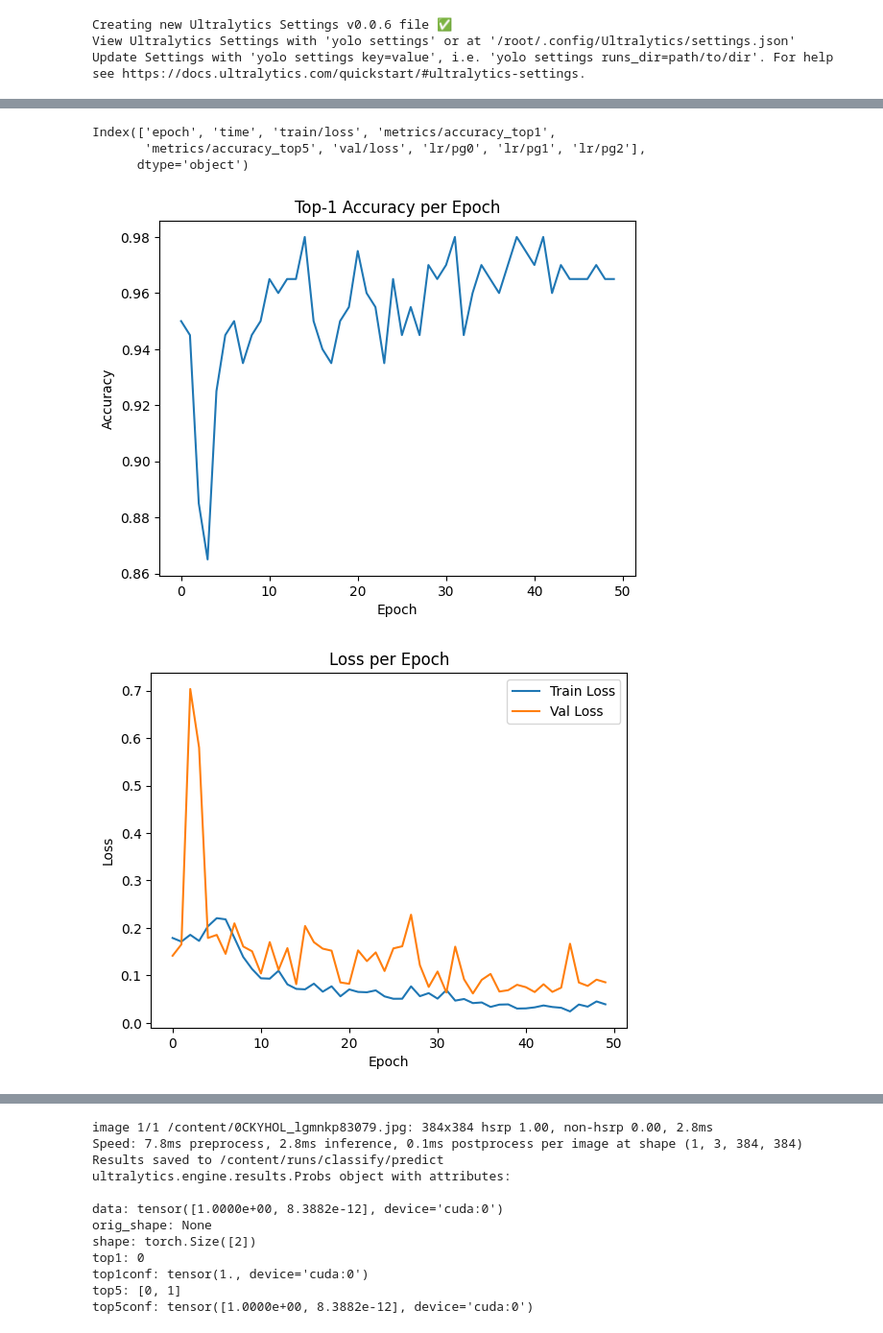
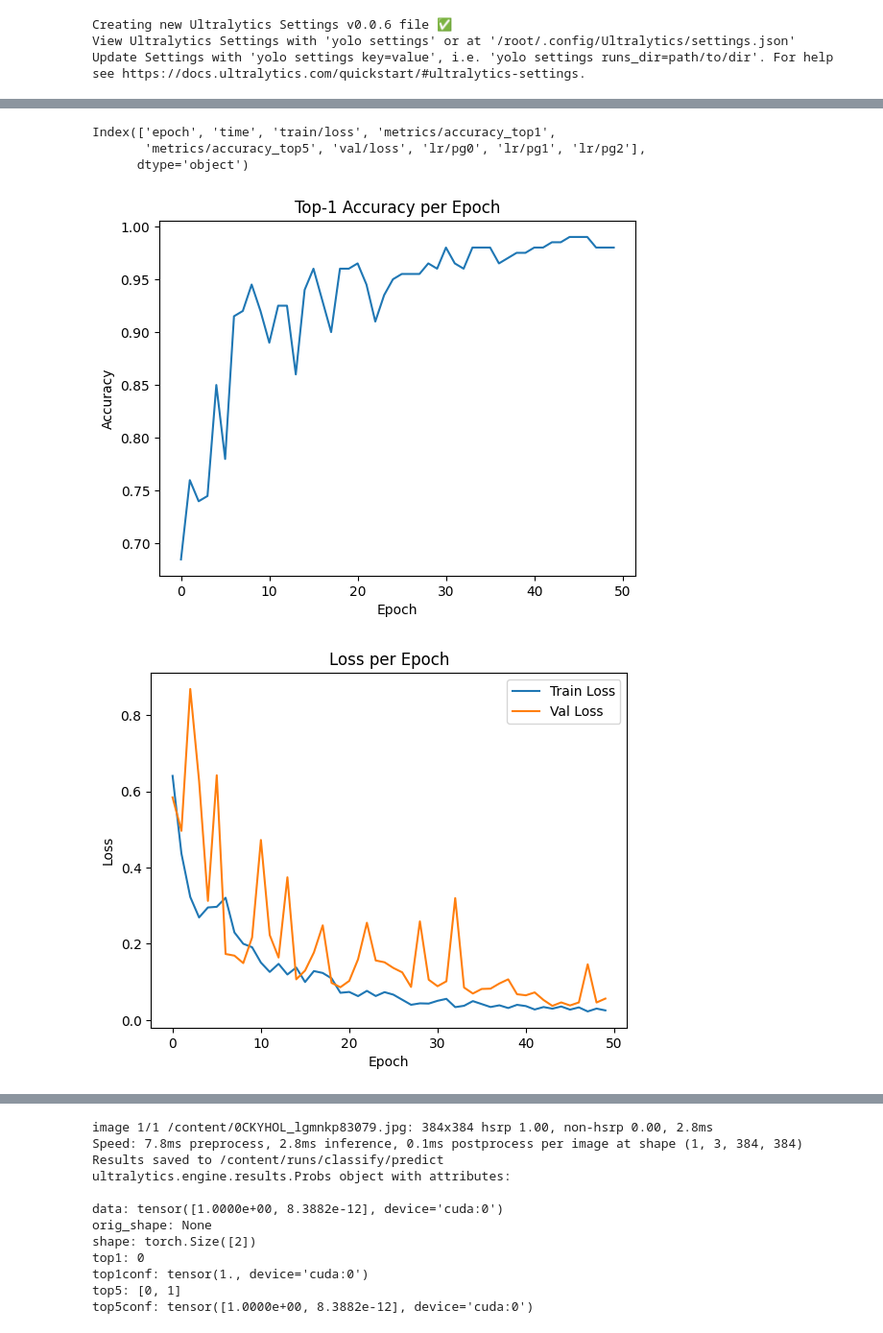
Before and after one commit to Smolry/Smart-HSRP-detection, a Jupyter notebook: HSRP_classification.ipynb, the cells around one changed output, grey strips where cells are left out. Shown at 96% size. Drawn from its saved outputs; the diff is of its cells as text; code cells hidden in the pictures.

```diff
--- a/HSRP_classification.ipynb
+++ b/HSRP_classification.ipynb
@@ -67,42 +72,42 @@ import seaborn as sns
 import matplotlib.pyplot as plt
 
 # Load training log (adjust path if needed)
-results = pd.read_csv("runs/classify/train22/results.csv")
+results = pd.read_csv("/content/drive/MyDrive/ML dataset/ML dataset/runs/classify/train2/results.csv")
 
 # See what columns are available
 print(results.columns)
 
 # Plot Top-1 accuracy over epochs
 sns.lineplot(x=results.index, y=results['metrics/accuracy_top1'])
 plt.title("Top-1 Accuracy per Epoch")
 plt.xlabel("Epoch")
 plt.ylabel("Accuracy")
 plt.show()
 
 # Plot Loss over epochs (if available)
 if 'train/loss' in results.columns:
     sns.lineplot(x=results.index, y=results['train/loss'], label="Train Loss")
     if 'val/loss' in results.columns:
         sns.lineplot(x=results.index, y=results['val/loss'], label="Val Loss")
     plt.title("Loss per Epoch")
     plt.xlabel("Epoch")
     plt.ylabel("Loss")
     plt.legend()
     plt.show()
 
 # Plot Fitness per epoch
 if 'fitness' in results.columns:
     sns.lineplot(x=results.index, y=results['fitness'])
     plt.title("Fitness per Epoch")
     plt.xlabel("Epoch")
     plt.ylabel("Fitness")
     plt.show()
 # %% [output]
 Index(['epoch', 'time', 'train/loss', 'metrics/accuracy_top1',
        'metrics/accuracy_top5', 'val/loss', 'lr/pg0', 'lr/pg1', 'lr/pg2'],
       dtype='object')
-[figure, old version]
+[figure, new version]
-[figure, old version]
+[figure, new version]
 # %%
 from ultralytics import YOLO
 
```
Also changed, not shown: parts of 5 cells of this notebook.
